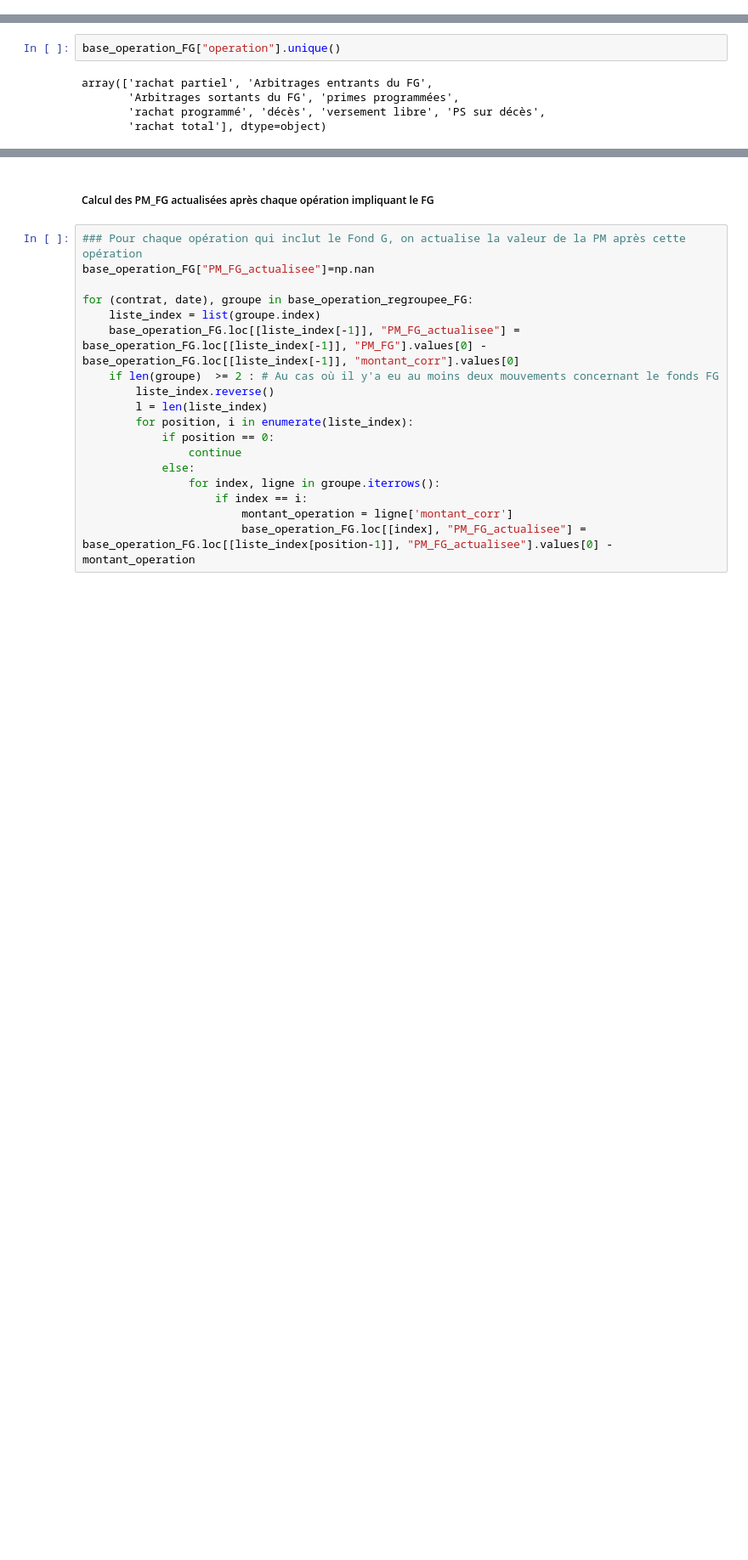
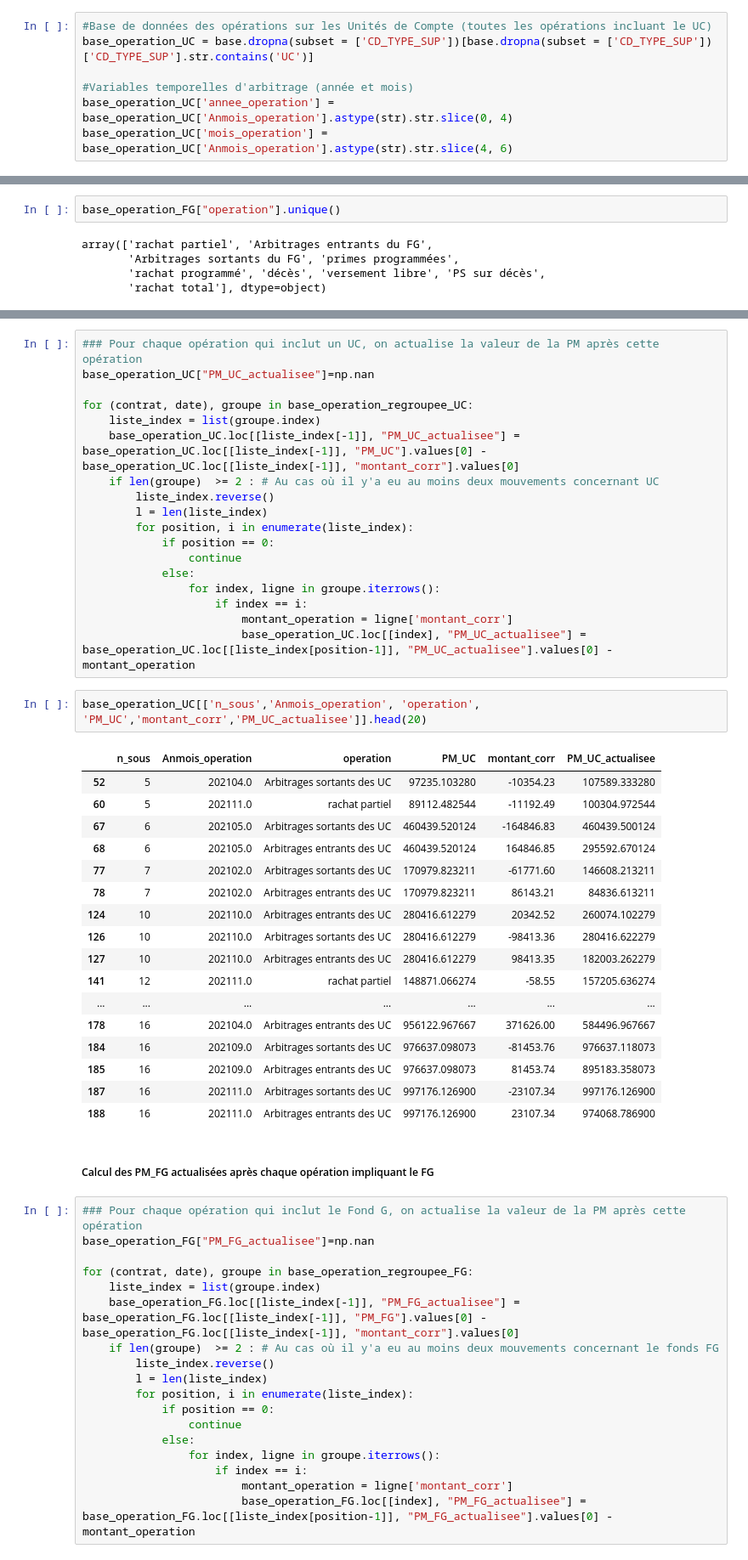
Before and after one commit to afonkou01/Arbitrage_Vie_BNP_Cardif, a Jupyter notebook: Avancement notebook - BNP Cardif_26_01_2024.ipynb, the cells around one changed output, grey strips where cells are left out. Shown at 85% size. Saved outputs shown, nothing was run; the diff lists cells and outputs as text; blank space fills up the shorter version.

```diff
--- a/Avancement notebook - BNP Cardif_26_01_2024.ipynb
+++ b/Avancement notebook - BNP Cardif_26_01_2024.ipynb
@@ -56,3 +48,10 @@ base_operation_FG = base.dropna(subset = ['CD_TYPE_SUP'])[base.dropna(subset = [
 #Variables temporelles d'arbitrage (année et mois)
 base_operation_FG['annee_operation'] =  base_operation_FG['Anmois_operation'].astype(str).str.slice(0, 4)
 base_operation_FG['mois_operation'] =  base_operation_FG['Anmois_operation'].astype(str).str.slice(4, 6)
+# %%
+#Base de données des opérations sur les Unités de Compte (toutes les opérations incluant le UC)
+base_operation_UC = base.dropna(subset = ['CD_TYPE_SUP'])[base.dropna(subset = ['CD_TYPE_SUP'])['CD_TYPE_SUP'].str.contains('UC')]
+
+#Variables temporelles d'arbitrage (année et mois)
+base_operation_UC['annee_operation'] =  base_operation_UC['Anmois_operation'].astype(str).str.slice(0, 4)
+base_operation_UC['mois_operation'] =  base_operation_UC['Anmois_operation'].astype(str).str.slice(4, 6)
@@ -69,3 +73,41 @@ array(['rachat partiel', 'Arbitrages entrants du FG',
+# %%
+### Pour chaque opération qui inclut un UC, on actualise la valeur de la PM après cette opération
+base_operation_UC["PM_UC_actualisee"]=np.nan
+
+for (contrat, date), groupe in base_operation_regroupee_UC:
+    liste_index = list(groupe.index)
+    base_operation_UC.loc[[liste_index[-1]], "PM_UC_actualisee"] = base_operation_UC.loc[[liste_index[-1]], "PM_UC"].values[0] - base_operation_UC.loc[[liste_index[-1]], "montant_corr"].values[0]
+    if len(groupe)  >= 2 : # Au cas où il y'a eu au moins deux mouvements concernant UC
+        liste_index.reverse()
+        l = len(liste_index)
+        for position, i in enumerate(liste_index):
+            if position == 0:
+                continue
+            else:
+                for index, ligne in groupe.iterrows():
+                    if index == i:
+                        montant_operation = ligne['montant_corr']
+                        base_operation_UC.loc[[index], "PM_UC_actualisee"] = base_operation_UC.loc[[liste_index[position-1]], "PM_UC_actualisee"].values[0] - montant_operation
+# %%
+base_operation_UC[['n_sous','Anmois_operation', 'operation', 'PM_UC','montant_corr','PM_UC_actualisee']].head(20)
+# %% [output]
+|  | n_sous | Anmois_operation | operation | PM_UC | montant_corr | PM_UC_actualisee |
+| 52 | 5 | 202104.0 | Arbitrages sortants des UC | 97235.103280 | -10354.23 | 107589.333280 |
+| 60 | 5 | 202111.0 | rachat partiel | 89112.482544 | -11192.49 | 100304.972544 |
+| 67 | 6 | 202105.0 | Arbitrages sortants des UC | 460439.520124 | -164846.83 | 460439.500124 |
+| 68 | 6 | 202105.0 | Arbitrages entrants des UC | 460439.520124 | 164846.85 | 295592.670124 |
+| 77 | 7 | 202102.0 | Arbitrages sortants des UC | 170979.823211 | -61771.60 | 146608.213211 |
+| 78 | 7 | 202102.0 | Arbitrages entrants des UC | 170979.823211 | 86143.21 | 84836.613211 |
+| 124 | 10 | 202110.0 | Arbitrages entrants des UC | 280416.612279 | 20342.52 | 260074.102279 |
+| 126 | 10 | 202110.0 | Arbitrages sortants des UC | 280416.612279 | -98413.36 | 280416.622279 |
+| 127 | 10 | 202110.0 | Arbitrages entrants des UC | 280416.612279 | 98413.35 | 182003.262279 |
+| 141 | 12 | 202111.0 | rachat partiel | 148871.066274 | -58.55 | 157205.636274 |
+| ... | ... | ... | ... | ... | ... | ... |
+| 178 | 16 | 202104.0 | Arbitrages entrants des UC | 956122.967667 | 371626.00 | 584496.967667 |
+| 184 | 16 | 202109.0 | Arbitrages sortants des UC | 976637.098073 | -81453.76 | 976637.118073 |
+| 185 | 16 | 202109.0 | Arbitrages entrants des UC | 976637.098073 | 81453.74 | 895183.358073 |
+| 187 | 16 | 202111.0 | Arbitrages sortants des UC | 997176.126900 | -23107.34 | 997176.126900 |
+| 188 | 16 | 202111.0 | Arbitrages entrants des UC | 997176.126900 | 23107.34 | 974068.786900 |
 # %% [markdown]
 ##### Calcul des PM_FG actualisées après chaque opération impliquant le FG
 # %%
```
Also changed, not shown: parts of 10 cells of this notebook.
